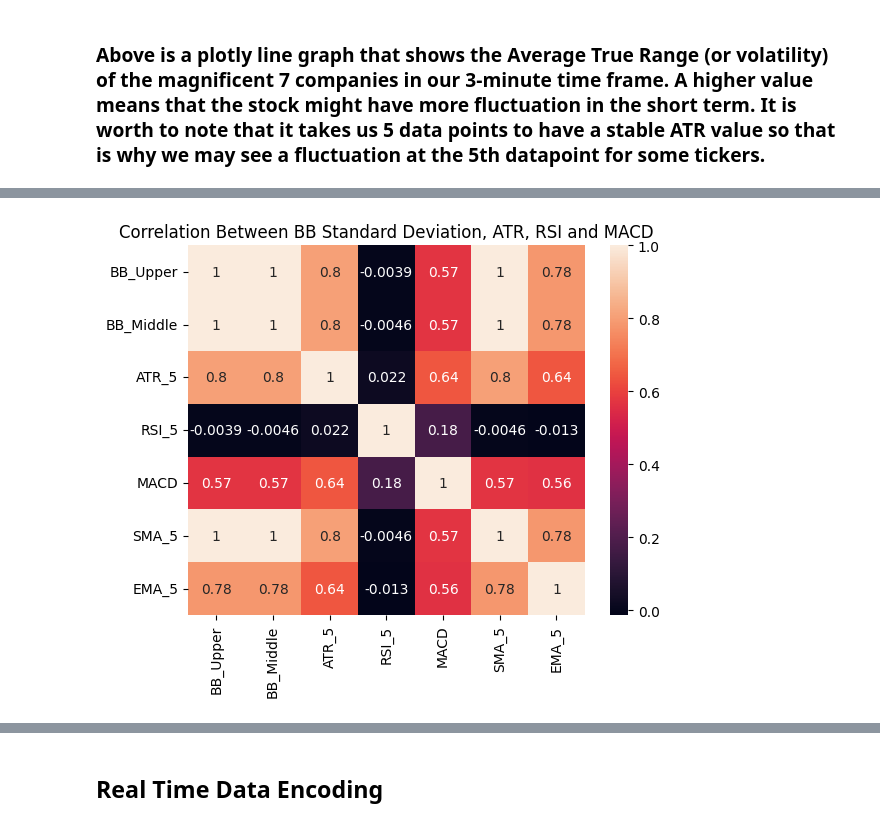
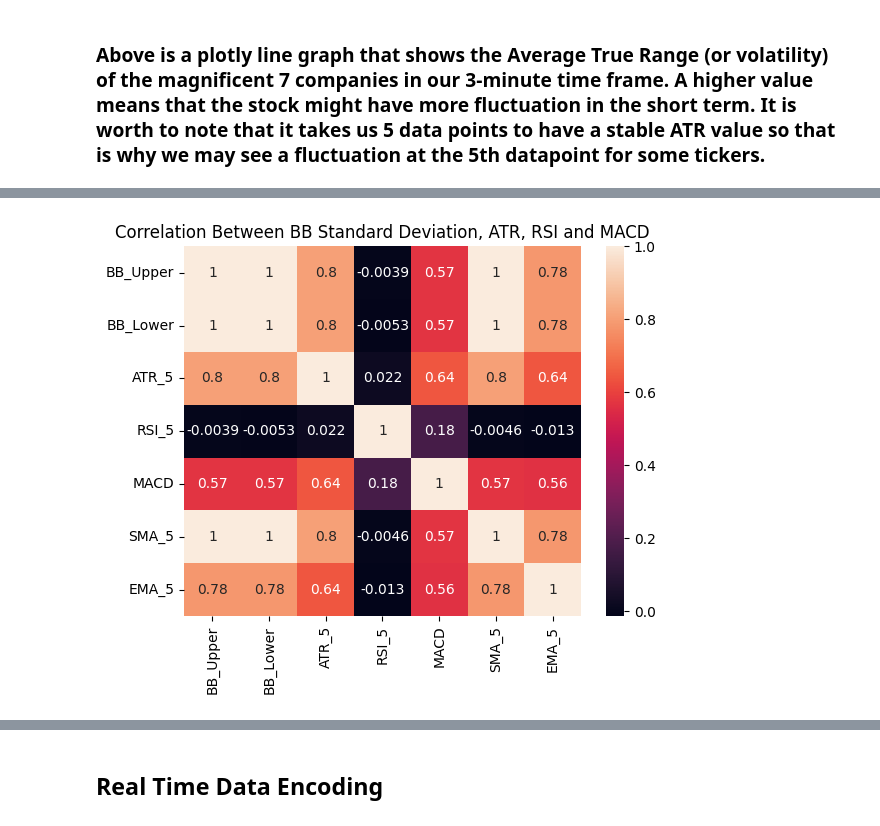
Before and after one commit to HaseemArshad/Stock-Market-Prediction-Model, a Jupyter notebook: StockMarketPredictionModel.ipynb, the cells around one changed output, grey strips where cells are left out. Cells and saved outputs as stored; diff of their text form; code cells hidden in the pictures.

```diff
--- a/StockMarketPredictionModel.ipynb
+++ b/StockMarketPredictionModel.ipynb
@@ -890,9 +890,9 @@ fig.update_layout(height=300 * rows, width=1000,
 
 fig.show()
 # %%
-corr = df_cass_final[['BB_Upper', 'BB_Middle', 'ATR_5', 'RSI_5', 'MACD', 'SMA_5','EMA_5']].corr()
+corr = df_cass_final[['BB_Upper', 'BB_Lower', 'ATR_5', 'RSI_5', 'MACD', 'SMA_5','EMA_5']].corr()
 sns.heatmap(corr, annot=True)
 plt.title("Correlation Between BB Standard Deviation, ATR, RSI and MACD")
 plt.show()
 # %% [output]
-[figure, old version]
+[figure, new version]
```
Also changed, not shown: parts of 1 cell of this notebook.
